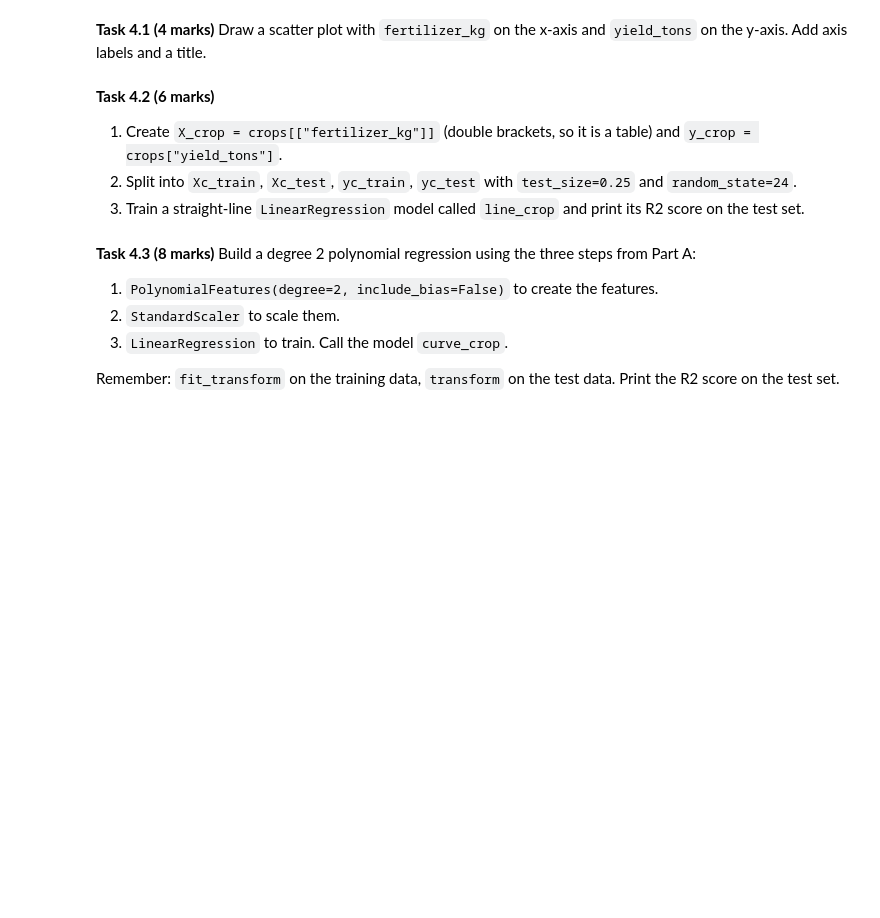
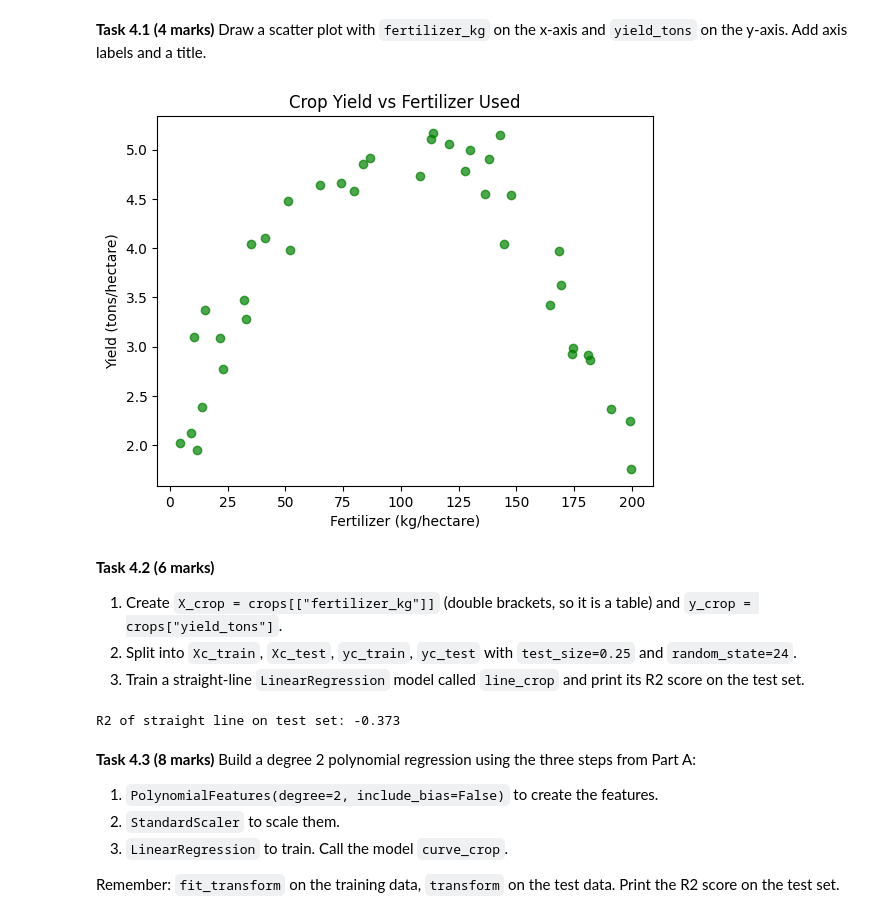
Before and after one commit to missD0307/week_5lab, a Jupyter notebook: Lab_Regression_Feature_Scaling.ipynb, the cells around one changed output. Drawn from its saved outputs; the diff is of its cells as text; code cells hidden in the pictures; blank space fills up the shorter version.

```diff
--- a/Lab_Regression_Feature_Scaling.ipynb
+++ b/Lab_Regression_Feature_Scaling.ipynb
@@ -956,3 +1006,11 @@ Use the `crops` dataset.
+# %%
+plt.scatter(crops["fertilizer_kg"], crops["yield_tons"], color="green", alpha=0.7)
+plt.xlabel("Fertilizer (kg/hectare)")
+plt.ylabel("Yield (tons/hectare)")
+plt.title("Crop Yield vs Fertilizer Used")
+plt.show()
+# %% [output]
+[figure, added]
 # %% [markdown]
 **Task 4.2 (6 marks)**
 
@@ -964,3 +1020,15 @@ Use the `crops` dataset.
+# %%
+X_crop = crops[["fertilizer_kg"]]
+y_crop = crops["yield_tons"]
+
+Xc_train, Xc_test, yc_train, yc_test = train_test_split(X_crop, y_crop, test_size=0.25, random_state=24)
+
+line_crop = LinearRegression()
+line_crop.fit(Xc_train, yc_train)
+
+print("R2 of straight line on test set:", round(line_crop.score(Xc_test, yc_test), 3))
+# %% [output]
+R2 of straight line on test set: -0.373
 # %% [markdown]
 **Task 4.3 (8 marks)** Build a degree 2 polynomial regression using the three steps from Part A:
 
```
Also changed, not shown: parts of 24 cells of this notebook.
